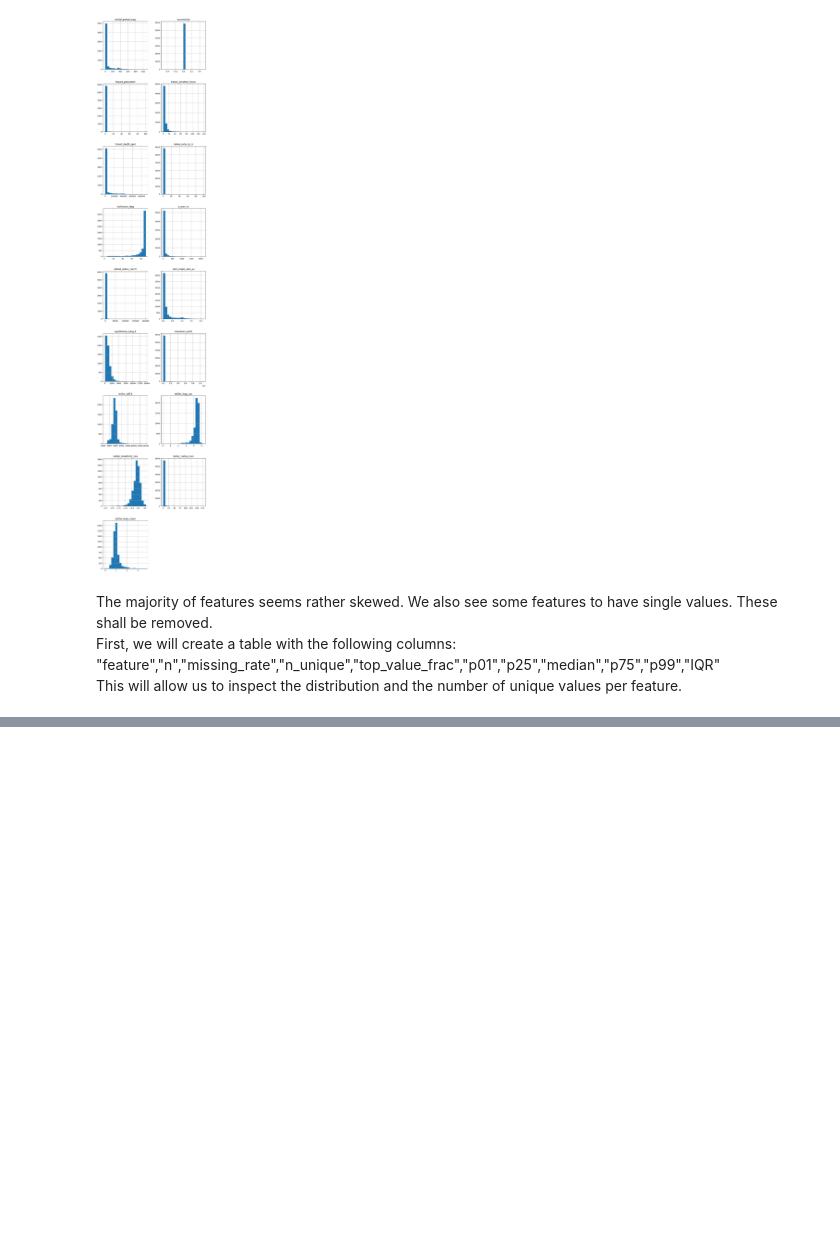
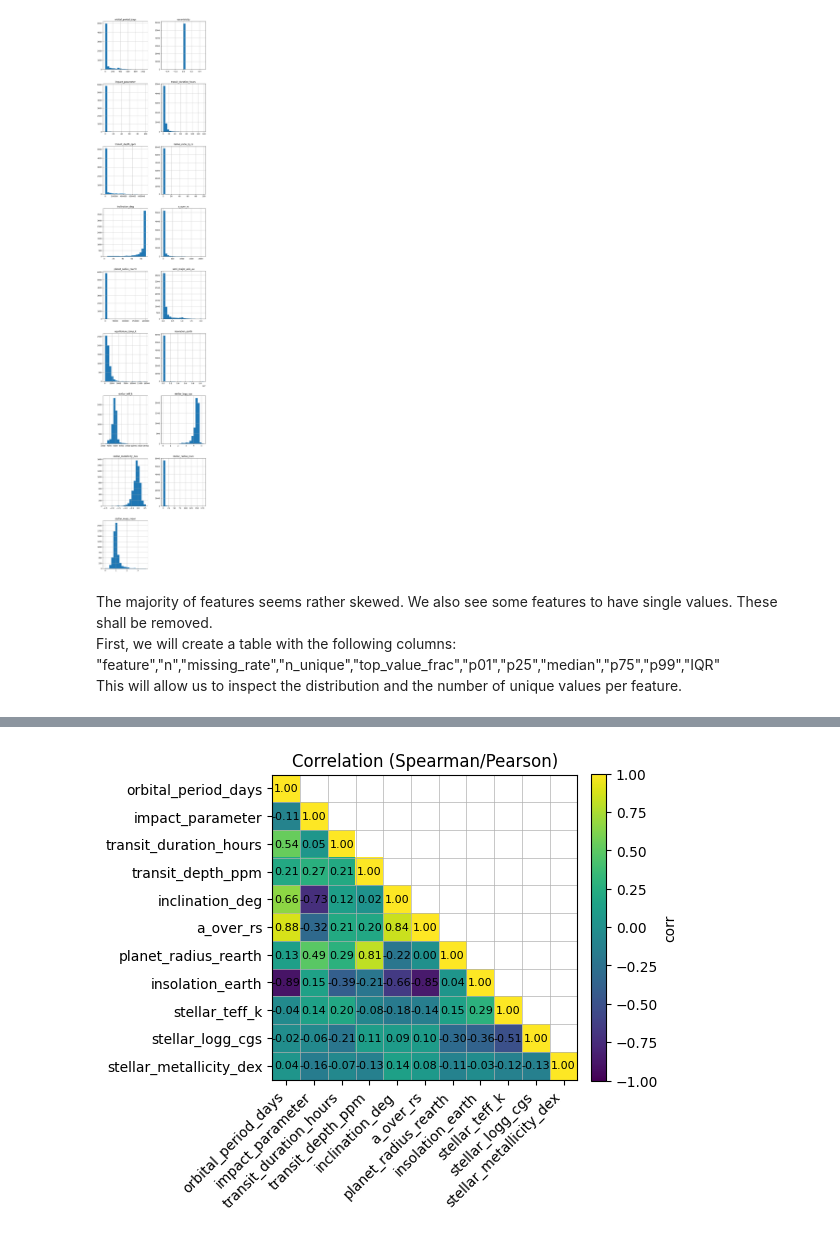
Before and after one commit to JanMatusiak/exoplanet-detection, a Jupyter notebook: data_visualization.ipynb, the cells around one changed output, grey strips where cells are left out. Cells and saved outputs as stored; diff of their text form; code cells hidden in the pictures; blank space fills up the shorter version.

```diff
--- a/data_visualization.ipynb
+++ b/data_visualization.ipynb
@@ -84,0 +147,9 @@ No more than 3.5% of values in each column is missing, which is good. Furthermor
+# %%
+drop_cols_2 = ['semi_major_axis_au', 'equilibrium_temp_k', 'radius_ratio_rp_rs', 'stellar_radius_rsun', 'stellar_mass_msun']
+# %%
+df_features_transformed2 = df_features_transformed.drop(drop_cols_2, axis=1)
+corr2 = df_features_transformed2.corr(method="spearman")
+# %%
+plot_corr_heatmap(corr2, annotate=True)
+# %% [output]
+[figure, added]
```
Also changed, not shown: parts of 7 cells of this notebook.
